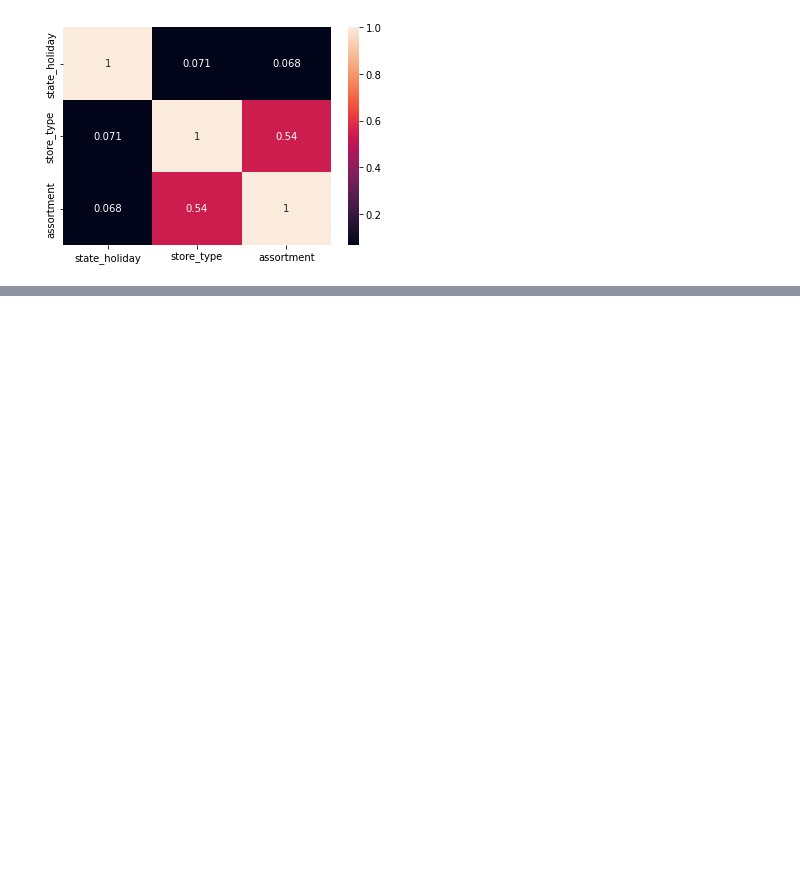
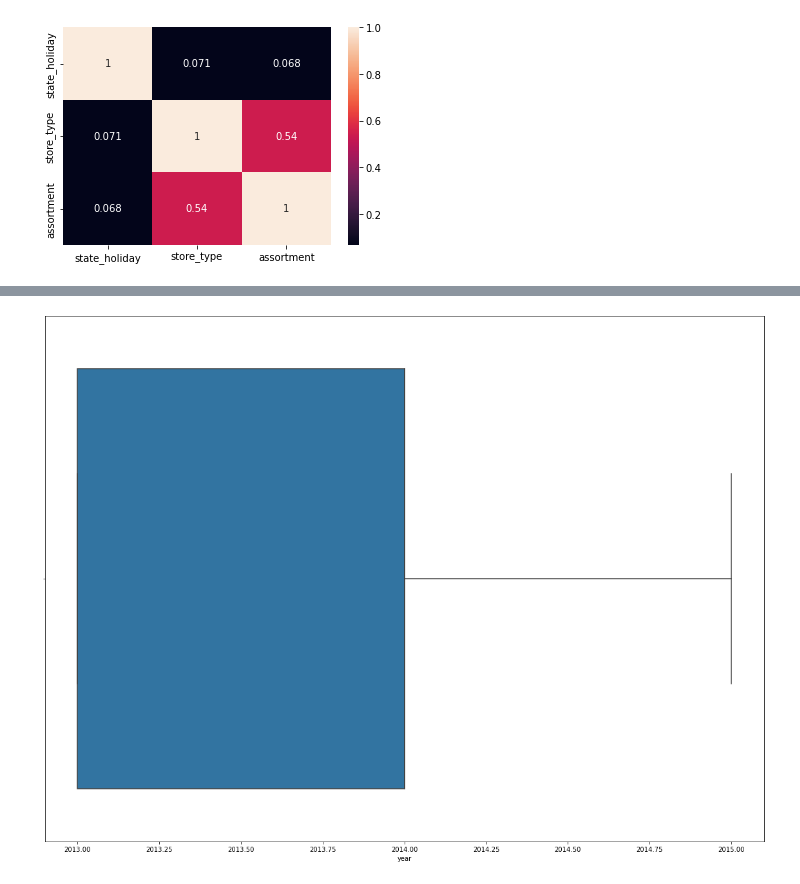
Before and after one commit to Joaovhernandes/ds_em_producao, a Jupyter notebook: m04_v01_store_sales_prediction.ipynb, the cells around one changed output, grey strips where cells are left out. Cells and saved outputs as stored; diff of their text form; code cells hidden in the pictures; blank space fills up the shorter version.

```diff
--- a/m04_v01_store_sales_prediction.ipynb
+++ b/m04_v01_store_sales_prediction.ipynb
@@ -848,0 +862,6 @@ df5 = df4.copy()
+# %%
+fig,ax = plt.subplots(figsize=(20,15))
+
+sns.boxplot(df5['year']);
+# %% [output]
+[figure, added]
```
Also changed, not shown: parts of 16 cells of this notebook.
